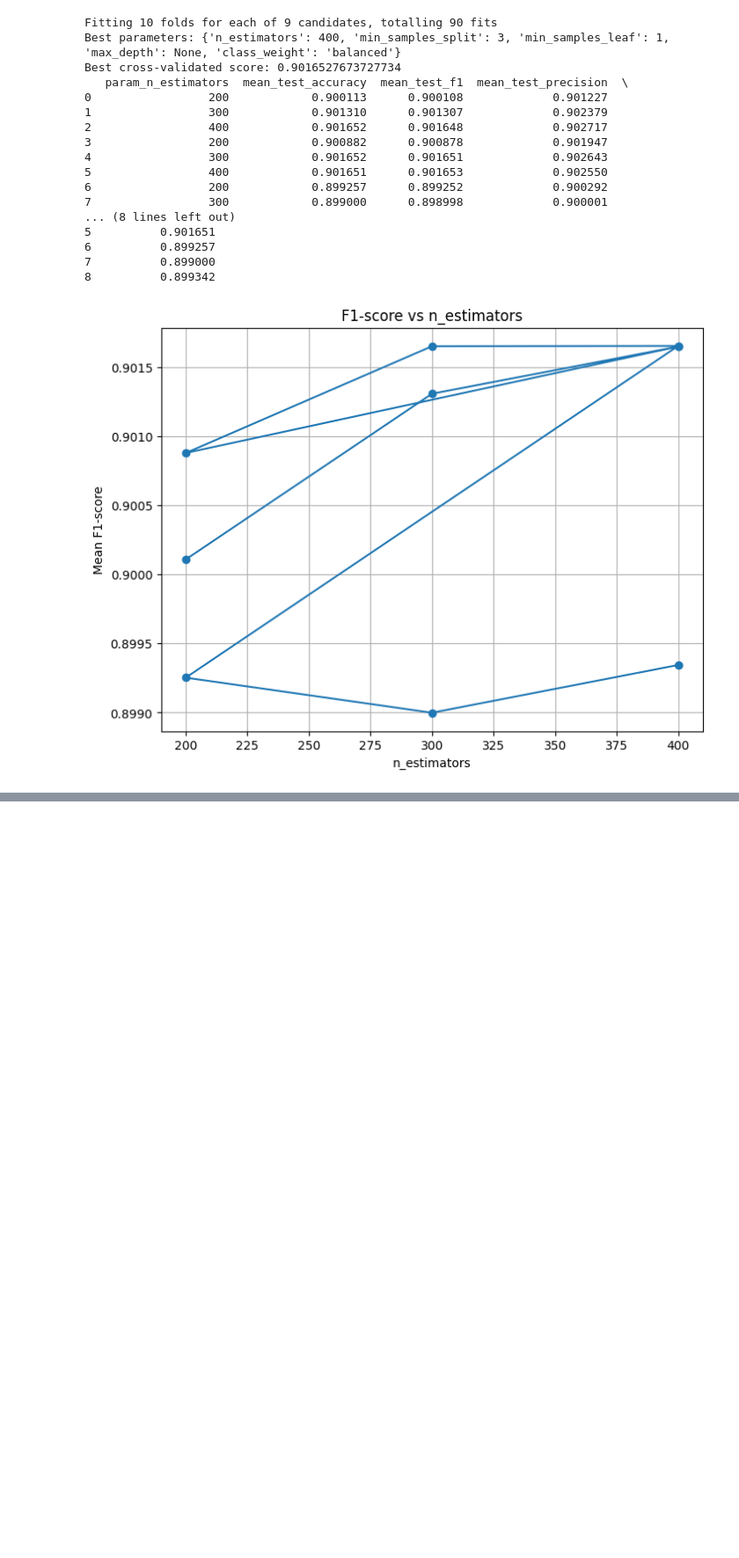
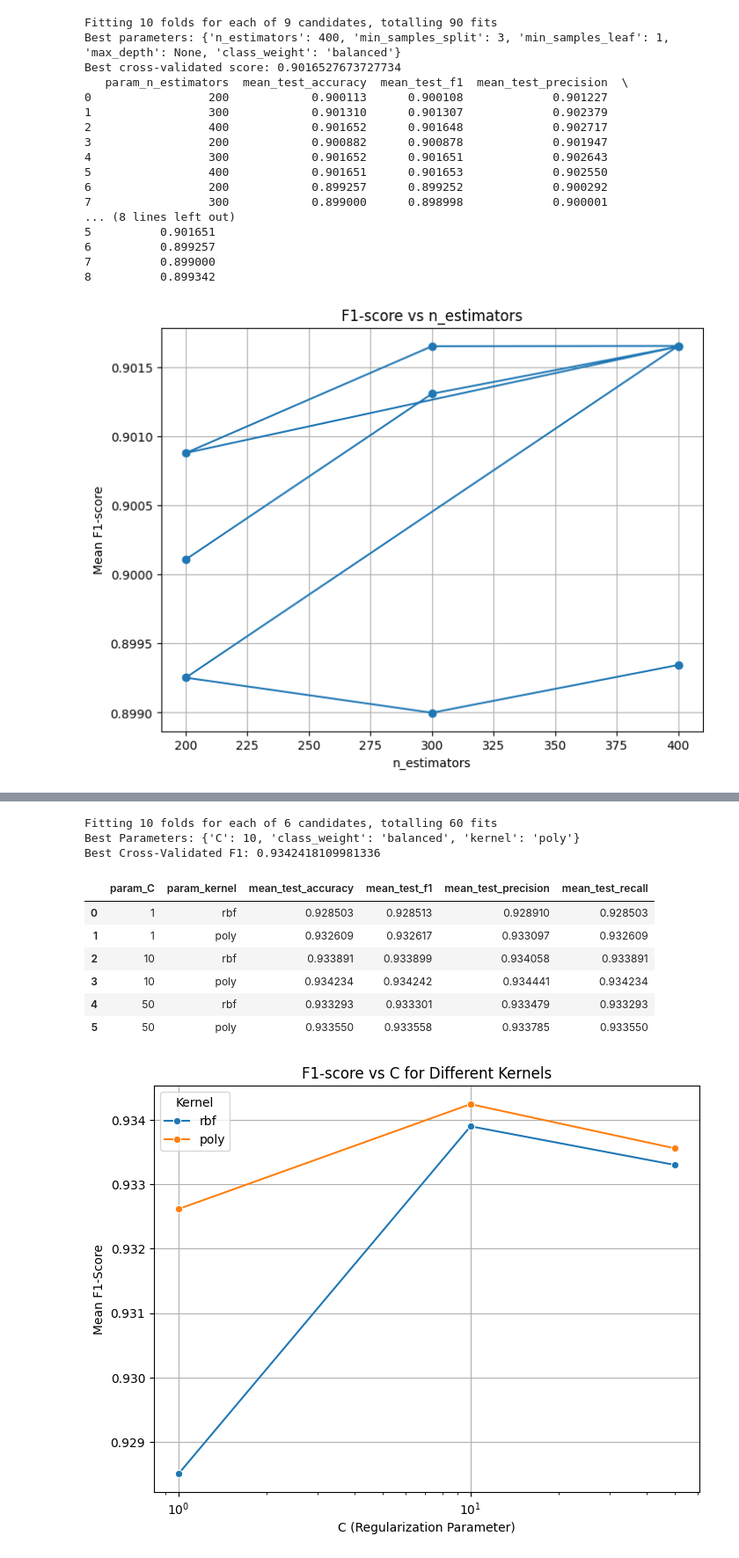
Before and after one commit to M4RV3L24/Online-Gambling-Detection-using-IndoBERTweet, a Jupyter notebook: Models/ML_IndoBERTweet/prototype.ipynb, the cells around one changed output, grey strips where cells are left out. Shown: that part at 88% size. Drawn from its saved outputs; the diff is of its cells as text; code cells hidden in the pictures; blank space fills up the shorter version.

```diff
--- a/Models/ML_IndoBERTweet/prototype.ipynb
+++ b/Models/ML_IndoBERTweet/prototype.ipynb
@@ -409,10 +427,9 @@ skf = StratifiedKFold(n_splits=n_splits, shuffle=True, random_state=42)
 # Define Parameter Grid untuk SVC
 # ==============================
 param_grid = {
-    'C': [0.1, 1, 10, 100],                   # Regularization parameter
-    'kernel': ['linear', 'rbf', 'poly'],      # Kernel types
-    'gamma': ['scale', 'auto'],               # Kernel coefficient
-    'class_weight': [None, 'balanced']        # Handle imbalance
+    'C': [1, 10, 50],                   # Regularization parameter
+    'kernel': ['rbf', 'poly'],
+    'class_weight': ['balanced']        # Handle imbalance
 }
 
 # ==============================
@@ -445,33 +462,45 @@ search.fit(X_embeddings, y)
 
 # ==============================
 # Print Results
 # ==============================
 print("Best Parameters:", search.best_params_)
 print("Best Cross-Validated F1:", search.best_score_)
 
 # Convert results ke DataFrame
 results = pd.DataFrame(search.cv_results_)
 
 # Tampilkan beberapa metrik utama
 display(results[['param_C', 'param_kernel', 'mean_test_accuracy', 'mean_test_f1', 'mean_test_precision', 'mean_test_recall']])
 
 # ==============================
 # Visualisasi Hasil
 # ==============================
 plt.figure(figsize=(8, 6))
 sns.lineplot(data=results, x='param_C', y='mean_test_f1', hue='param_kernel', marker='o')
 plt.xscale('log')
 plt.xlabel('C (Regularization Parameter)')
 plt.ylabel('Mean F1-Score')
 plt.title('F1-score vs C for Different Kernels')
 plt.grid(True)
 plt.legend(title='Kernel')
 plt.show()
 
 # ==============================
 # (Optional) Simpan Hasil
 # ==============================
 # results.to_csv("result/gridsearch_svc_results.csv", index=False)
+# %% [output]
+Fitting 10 folds for each of 6 candidates, totalling 60 fits
+Best Parameters: {'C': 10, 'class_weight': 'balanced', 'kernel': 'poly'}
+Best Cross-Validated F1: 0.9342418109981336
+|  | param_C | param_kernel | mean_test_accuracy | mean_test_f1 | mean_test_precision | mean_test_recall |
+| 0 | 1 | rbf | 0.928503 | 0.928513 | 0.928910 | 0.928503 |
+| 1 | 1 | poly | 0.932609 | 0.932617 | 0.933097 | 0.932609 |
+| 2 | 10 | rbf | 0.933891 | 0.933899 | 0.934058 | 0.933891 |
+| 3 | 10 | poly | 0.934234 | 0.934242 | 0.934441 | 0.934234 |
+| 4 | 50 | rbf | 0.933293 | 0.933301 | 0.933479 | 0.933293 |
+| 5 | 50 | poly | 0.933550 | 0.933558 | 0.933785 | 0.933550 |
+[figure, added]
 # %%
 from sklearn.model_selection import StratifiedKFold
 
```
Also changed, not shown: parts of 3 cells of this notebook, 2 other files.
